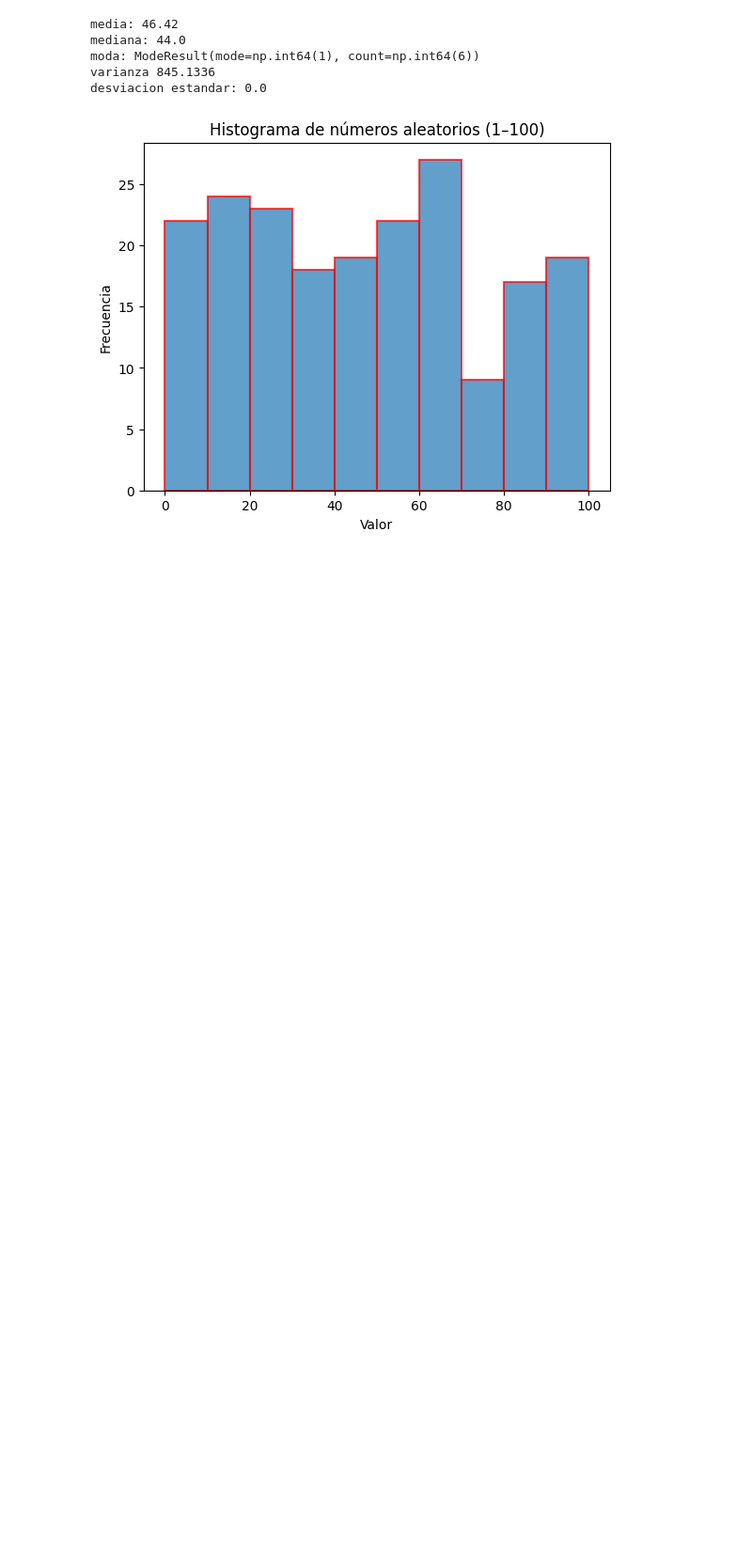
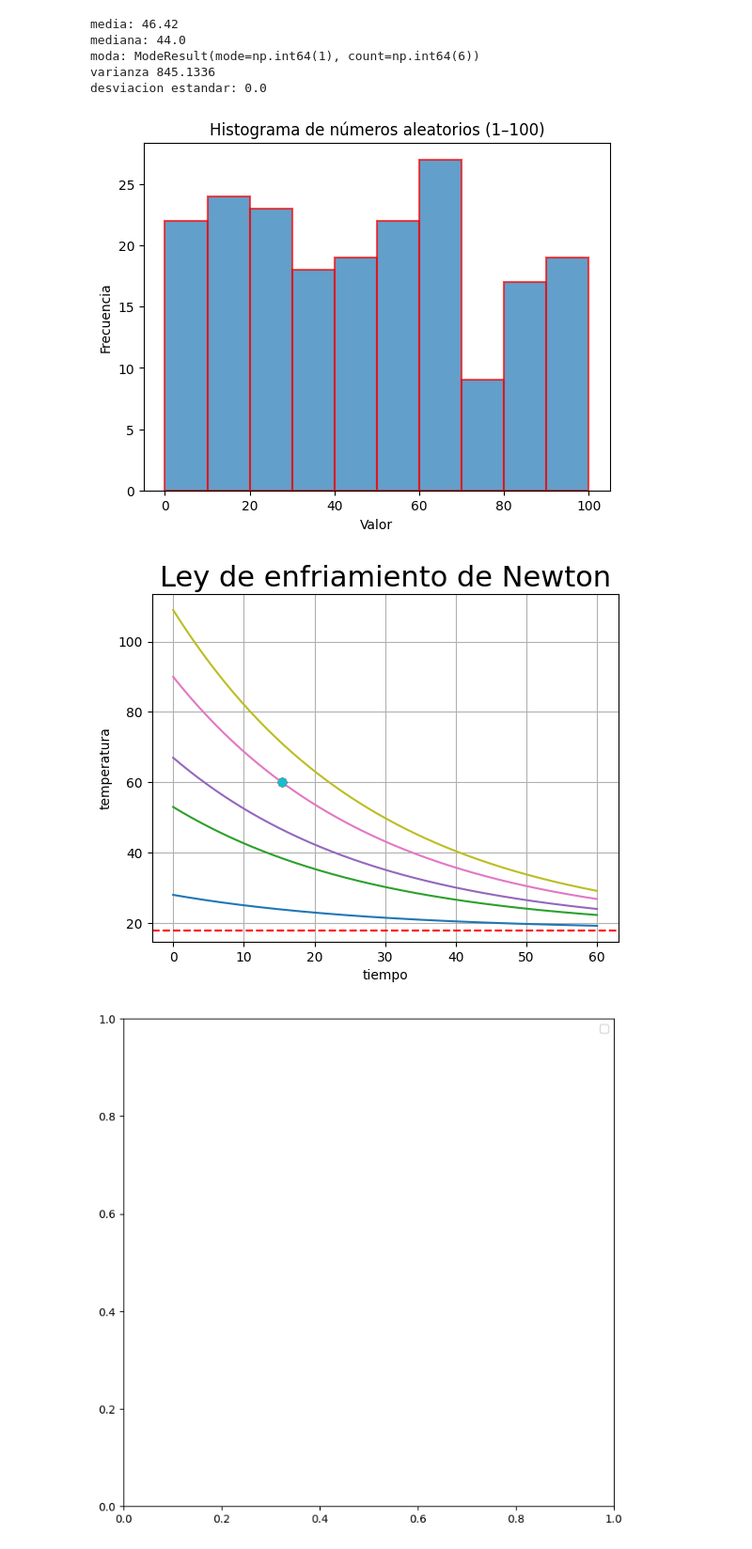
Before and after one commit to Davis20-hz/ejercicios-matplotlib, a Jupyter notebook: ejercicios_11_11.ipynb, the cells around one changed output. Shown at 94% size. Saved outputs shown, nothing was run; the diff lists cells and outputs as text; code cells hidden in the pictures; blank space fills up the shorter version.

```diff
--- a/ejercicios_11_11.ipynb
+++ b/ejercicios_11_11.ipynb
@@ -58,3 +58,24 @@ moda: ModeResult(mode=np.int64(1), count=np.int64(6))
 varianza 845.1336
 desviacion estandar: 0.0
 [figure]
+# %%
+import matplotlib.pyplot as plt
+
+to=90
+tamb=18
+k=0.035
+t=np.linspace(0,60, 200)
+lista=[10,35,49,72,91]
+for i in range(len(lista)):
+    temp=lista[i]*np.exp((-k)*(t))+18
+    plt.plot(t, temp, label=f"T{lista[i]} c")
+    plt.plot(tideal, Tideal,'o', label='tiempo ideal para tomar mi cafe')
+plt.axhline(y=18, color='r', linestyle='--', label='temp ambiente en cdmx')
+plt.title("Ley de enfriamiento de Newton", fontsize=22)
+plt.grid()
+plt.xlabel("tiempo")
+plt.ylabel("temperatura")
+plt.figure(figsize=(8,8))
+# %% [output]
+[figure, added]
+[figure, added]
```
